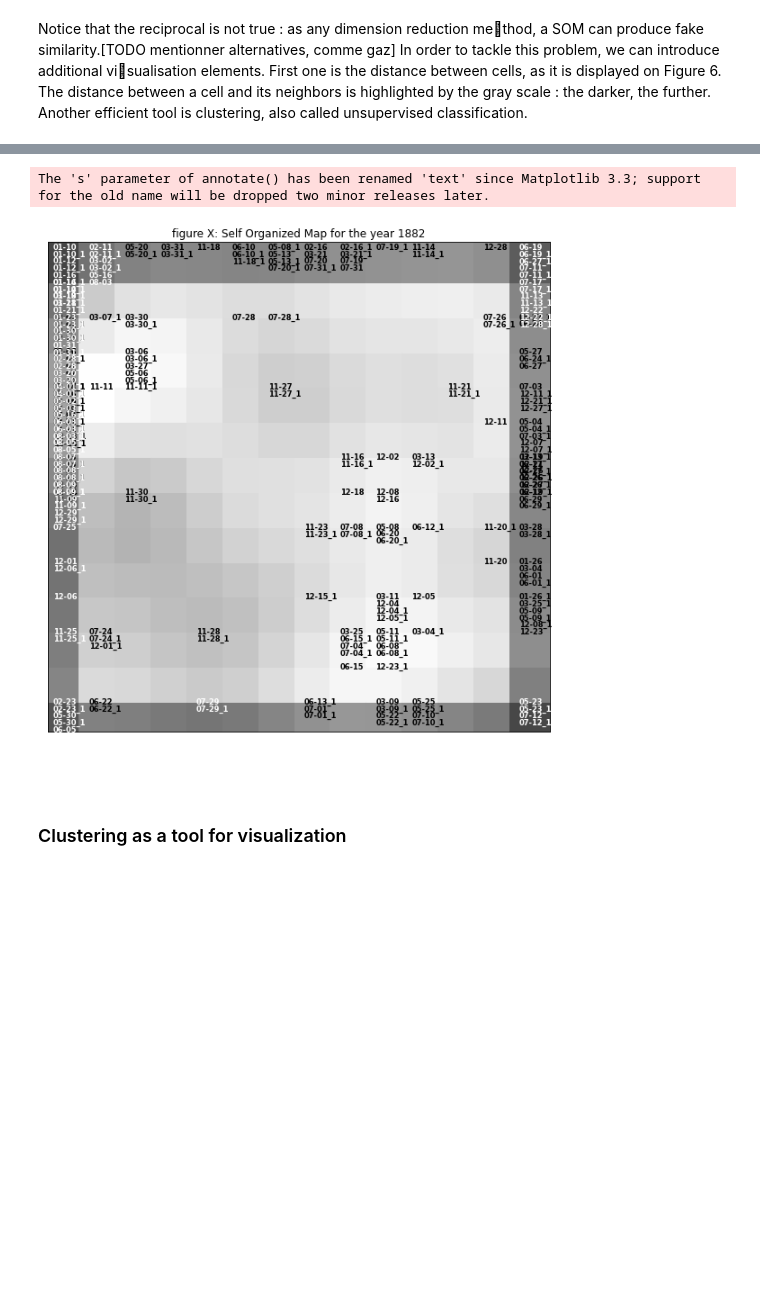
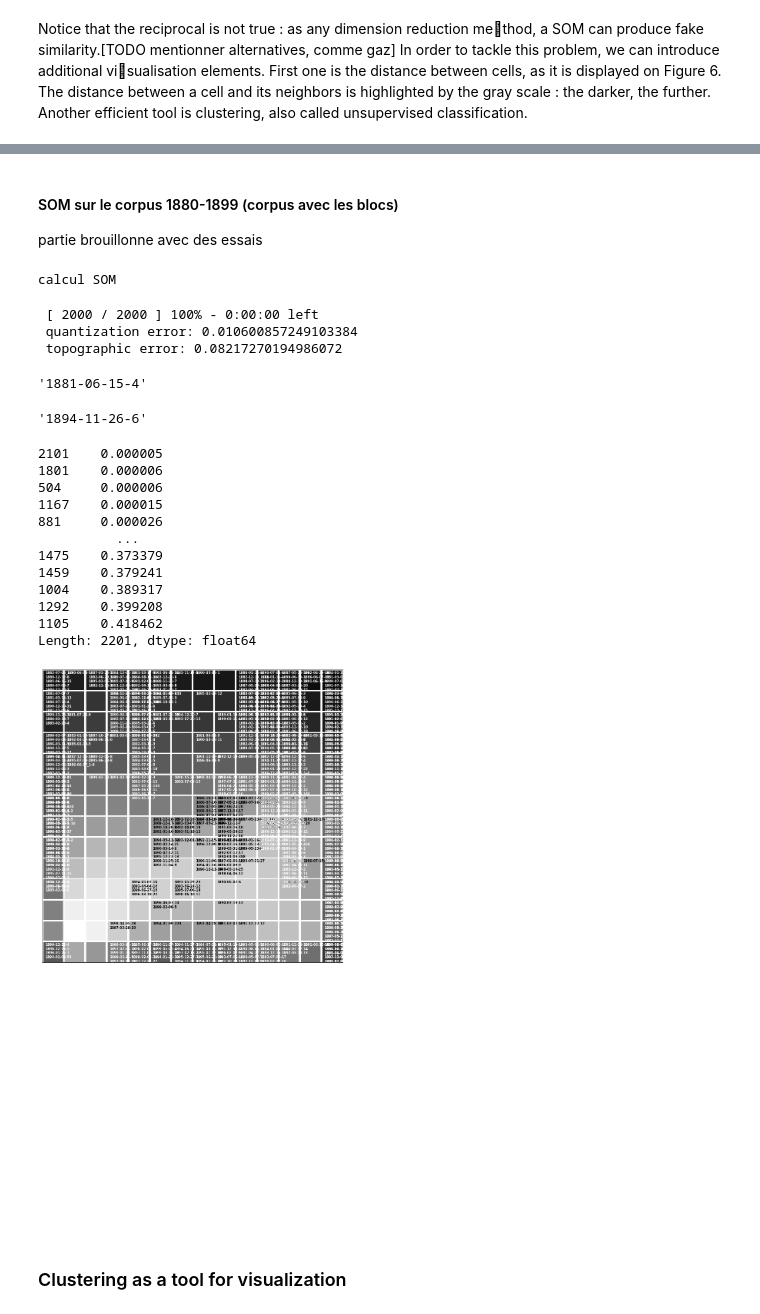
Before and after one commit to atomegoyan/template_jdh, a Jupyter notebook: author_guideline_template.ipynb, the cells around one changed output, grey strips where cells are left out. Cells and saved outputs as stored; diff of their text form; code cells hidden in the pictures; blank space fills up the shorter version.

```diff
--- a/author_guideline_template.ipynb
+++ b/author_guideline_template.ipynb
@@ -491,27 +536,79 @@ Casting complex values to real discards the imaginary part
+# %% [markdown]
+#### SOM sur le corpus 1880-1899 (corpus avec les blocs)
+partie brouillonne avec des essais
+# %%
+word_frequency = pd.read_csv(os.path.join(path_to_big_data, "word_frequency_80.csv"), sep=";", encoding="utf-8")
+blocs_name = []
+for i , fichier in enumerate(os.listdir(os.path.join(path_to_data,"blocs"))) :
+    blocs_name.append(fichier.split(".")[0])
+
+word_frequency.index = blocs_name
+# %%
+dft = word_frequency.sample(frac=0.02, random_state=1).T
+dft.loc[:, "total"] = dft.sum(axis=1)
+dft = dft.sort_values(by="total", ascending=False)
+dft = dft.loc[dft.total > 50, :].drop("total", axis=1).fillna(0)
+dft = dft.transpose()
+proximity = MinMaxScaler().fit_transform(dft)
+features: List[str] = [date for date in dft.index]
+print("calcul SOM")
+n_neurons: int = 14
+m_neurons: int = 14
+# %% [output]
+calcul SOM
+# %%
+from minisom import MiniSom
+som = MiniSom(n_neurons, m_neurons, proximity.shape[1], sigma=5, learning_rate=0.5) # initialization of 6x6 SOM
+#som.pca_weights_init(proximity)
+som.train(proximity, 2000,verbose=True)
+# %% [output]
+ [ 2000 / 2000 ] 100% - 0:00:00 left
+ quantization error: 0.010600857249103384
+ topographic error: 0.08217270194986072
+# %%
+features[536]
+# %% [output]
+'1881-06-15-4'
+# %%
+features[211]
+# %% [output]
+'1894-11-26-6'
+# %%
+pd.Series(som.get_weights()[0,0]).sort_values().index
+# %% [output]
+2101    0.000005
+1801    0.000006
+504     0.000006
+1167    0.000015
+881     0.000026
+          ...
+1475    0.373379
+1459    0.379241
+1004    0.389317
+1292    0.399208
+1105    0.418462
+Length: 2201, dtype: float64
 # %%
-from matplotlib import pyplot as plt,cm
 distances_map = som.distance_map()
 #print(distances_map)
 cases: Dict[Tuple[int, int], List[int]] = {(xn, yn): list() for xn in range(n_neurons) for yn in range(m_neurons)}
 for num_data, xx in enumerate(proximity):
     cases[som.winner(xx)].append(num_data)
 #print(cases)
-plt.figure(figsize=(10, 10))
-plt.title("figure X: Self Organized Map for the year 1882")
+plt.figure(figsize=(14, 14))
 plt.xlim(0, n_neurons)
 plt.ylim(0, m_neurons)
 plt.yticks([])
 plt.xticks([])
 cmap = cm.get_cmap('tab10')
 for case in cases:
     plt.scatter(x=case[0] + 0.5, y=case[1] + 0.5, marker="s", s=2600, c=str(distances_map[case]))
     if len(cases[case]) > 0:
         for axe, t in enumerate(cases[case]):
             plt.annotate(xy=(case[0] + .15, case[1] + .8 - axe / 5), s=features[t], fontsize="small",
                          color="black" if distances_map[case] > 0.5 else "white", fontweight="heavy")
 # %% [output]
-The 's' parameter of annotate() has been renamed 'text' since Matplotlib 3.3; support for the old name will be dropped two minor releases later.
-[figure, old version]
+[figure, new version]
 # %% [markdown]
 ### Clustering as a tool for visualization
 # %% [markdown]
```
Also changed, not shown: parts of 22 cells of this notebook.
